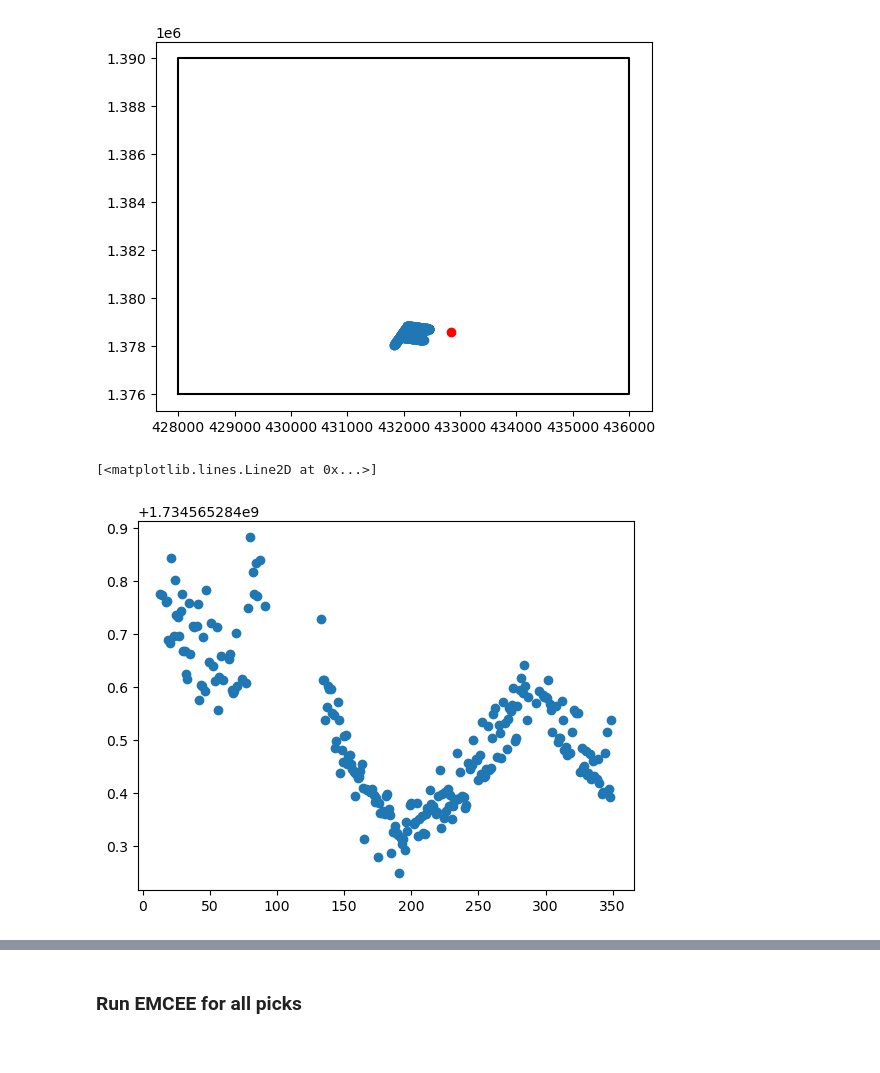
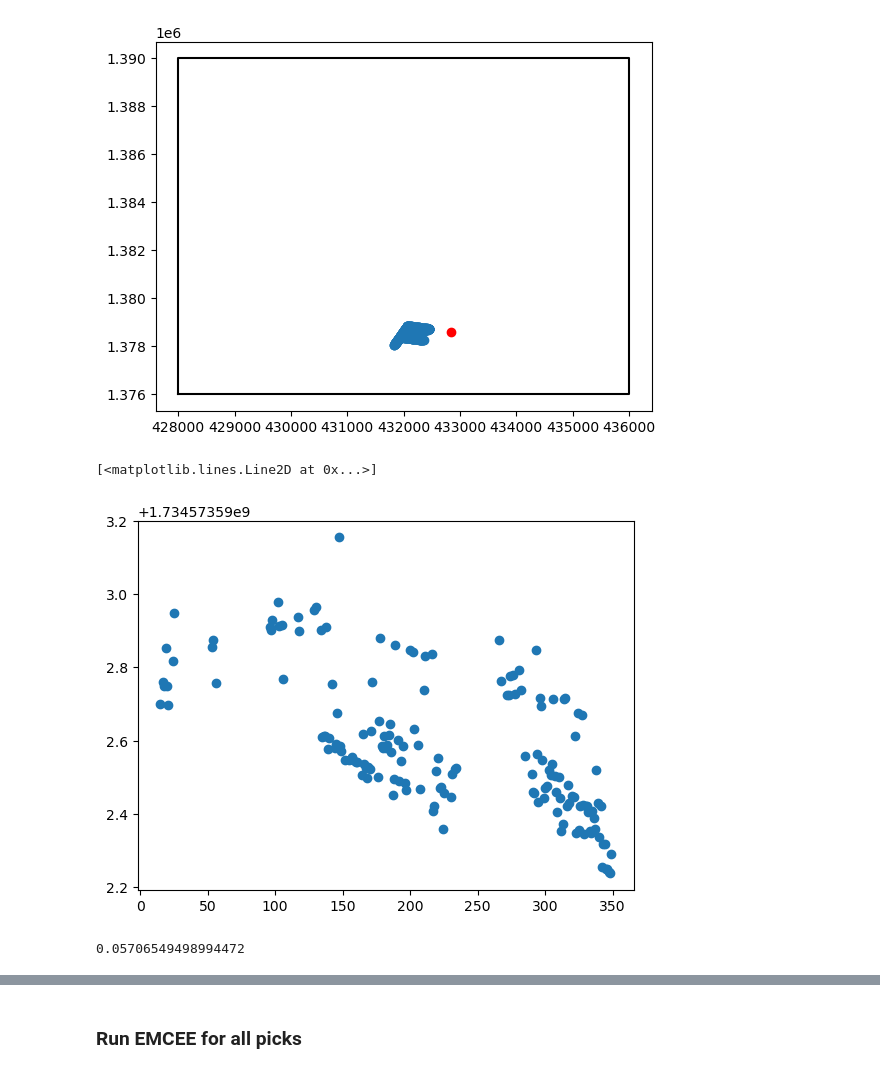
Before and after one commit to johnmorganmanos/Eastwind, a Jupyter notebook: beamforming_maybe.ipynb, the cells around one changed output, grey strips where cells are left out. Drawn from its saved outputs; the diff is of its cells as text; code cells hidden in the pictures.

Commit message:
Beamforming working and includes uncertainties in pick times.

```diff
--- a/beamforming_maybe.ipynb
+++ b/beamforming_maybe.ipynb
@@ -1002,10 +1009,11 @@ ax.plot([left_lim,left_lim, right_lim, right_lim, left_lim],[bottom_lim,top_lim,
 [figure]
 # %%
 # Take one example to test ###
-picks = picks_all[199]
+event_num = 216
+picks = picks_all[event_num]
 
 fig, ax = plt.subplots()
 ax.plot(picks[0], picks[1], 'o')
 # %% [output]
 [<matplotlib.lines.Line2D at 0x...>]
-[figure, old version]
+[figure, new version]
@@ -1012,3 +1029,7 @@ ax.plot(picks[0], picks[1], 'o')
+# %%
+np.mean(np.abs(sigma))
+# %% [output]
+0.05706549498994472
 # %%
 ### Make an inital guess on the time offset and velocity ###
 
```
Also changed, not shown: parts of 31 cells of this notebook.
